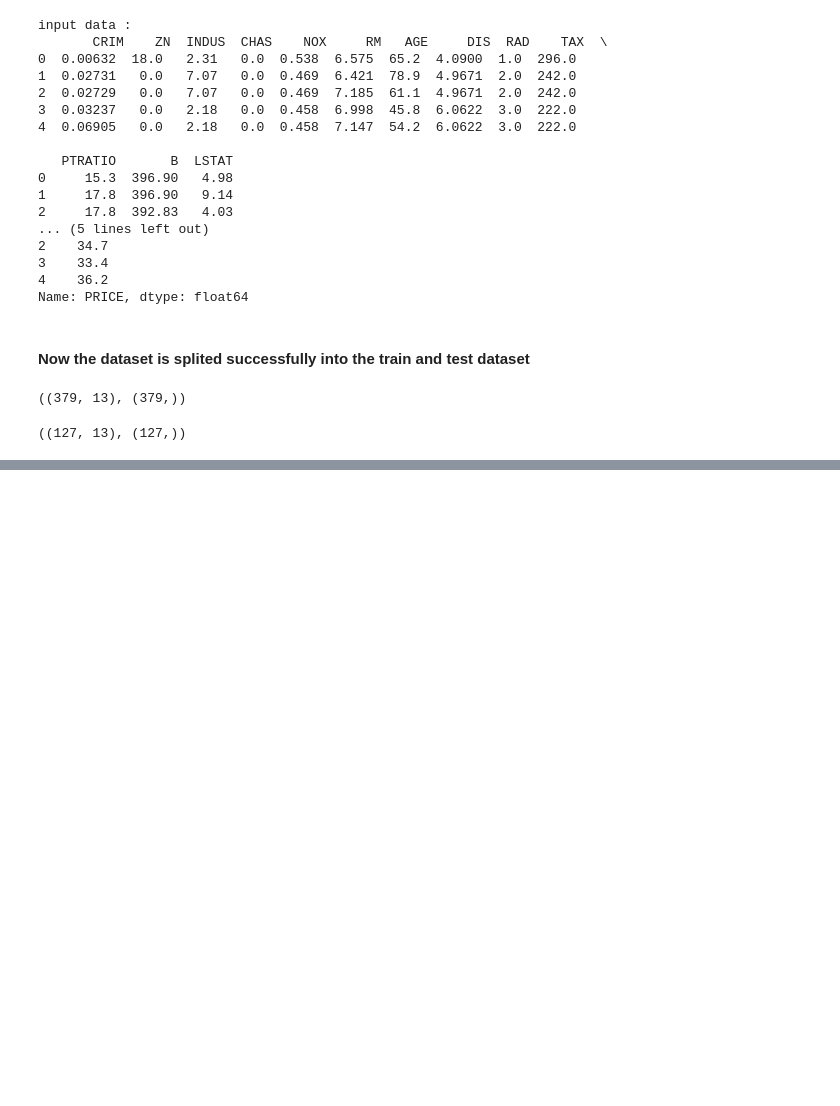
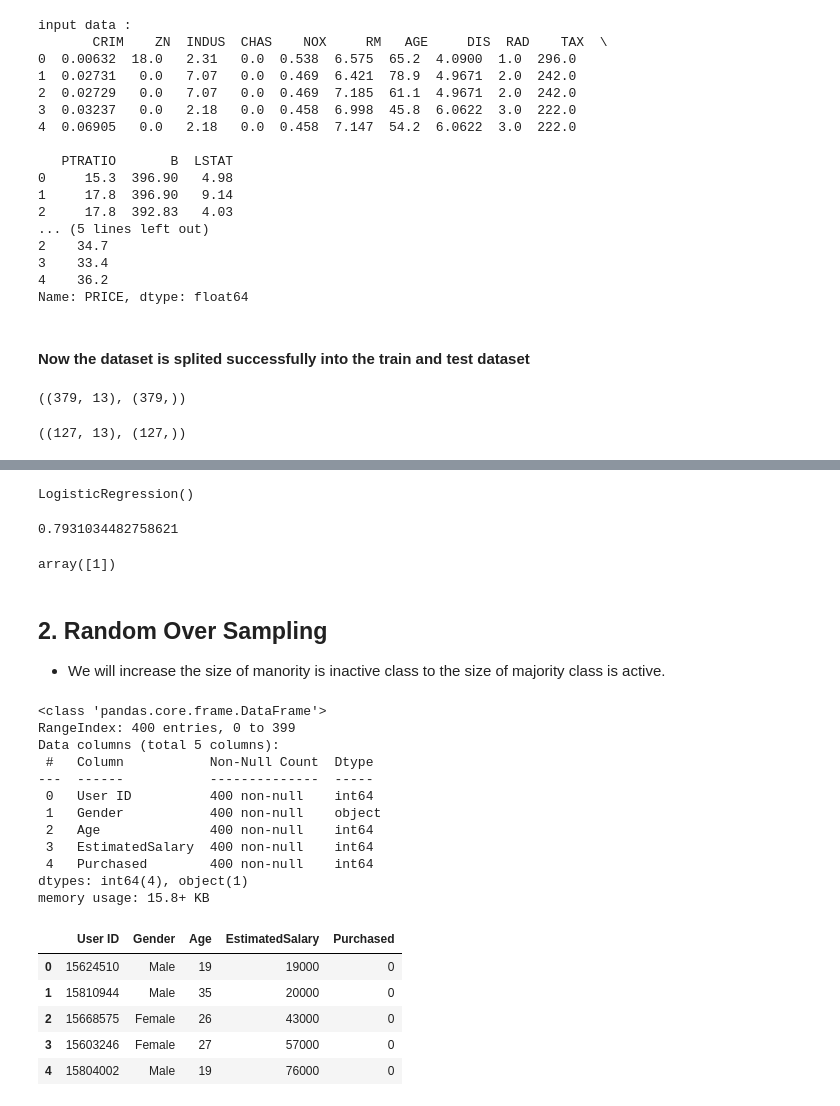
Before and after one commit to harshit193/Learning-Data-Science, a Jupyter notebook: Machine Learning files/Machine_learning.ipynb, the cells around one changed output, grey strips where cells are left out. Cells and saved outputs as stored; diff of their text form; code cells hidden in the pictures; blank space fills up the shorter version.

```diff
--- a/Machine Learning files/Machine_learning.ipynb
+++ b/Machine Learning files/Machine_learning.ipynb
@@ -1610,0 +1700,16 @@ x_test.shape, y_test.shape
+# %%
+lr = LogisticRegression()
+lr.fit(x_train,y_train)
+# %% [output]
+LogisticRegression()
+# %%
+lr.score(x_test,y_test)
+# %% [output]
+0.7931034482758621
+# %%
+lr.predict([[45, 56000]])
+# %% [output]
+array([1])
+# %% [markdown]
+## 2. Random Over Sampling
+* We will increase the size of manority is inactive class to the size of majority class is active.
@@ -1610,0 +1724,23 @@ x_test.shape, y_test.shape
+# %%
+df = pd.read_csv('../../dataset/Social_Network_Ads.csv')
+df.info()
+df.head()
+# %% [output]
+<class 'pandas.core.frame.DataFrame'>
+RangeIndex: 400 entries, 0 to 399
+Data columns (total 5 columns):
+ #   Column           Non-Null Count  Dtype
+---  ------           --------------  -----
+ 0   User ID          400 non-null    int64
+ 1   Gender           400 non-null    object
+ 2   Age              400 non-null    int64
+ 3   EstimatedSalary  400 non-null    int64
+ 4   Purchased        400 non-null    int64
+dtypes: int64(4), object(1)
+memory usage: 15.8+ KB
+|  | User ID | Gender | Age | EstimatedSalary | Purchased |
+| 0 | 15624510 | Male | 19 | 19000 | 0 |
+| 1 | 15810944 | Male | 35 | 20000 | 0 |
+| 2 | 15668575 | Female | 26 | 43000 | 0 |
+| 3 | 15603246 | Female | 27 | 57000 | 0 |
+| 4 | 15804002 | Male | 19 | 76000 | 0 |
```
Also changed, not shown: parts of 34 cells of this notebook, 3 other files.
